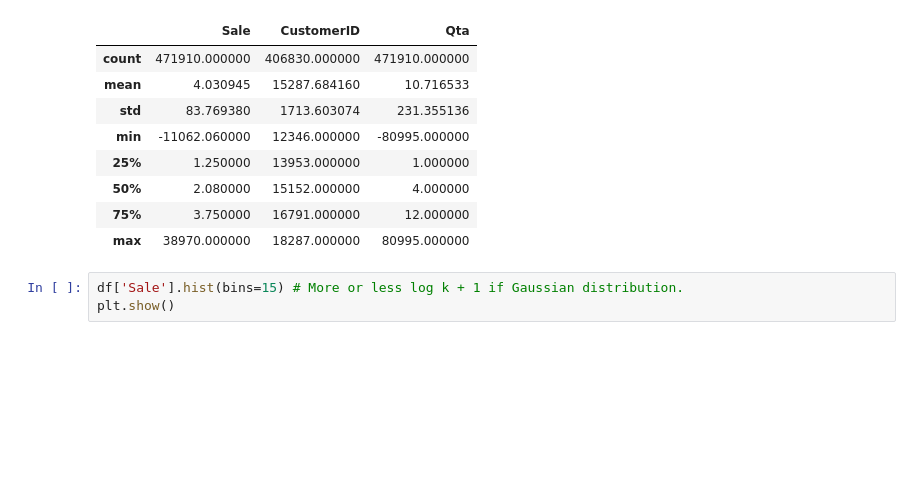
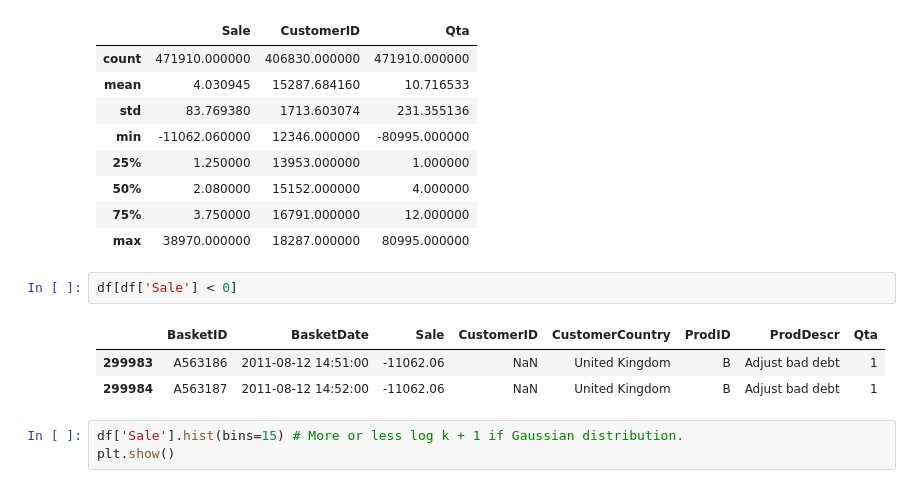
Before and after one commit to michelezoncheddu/data-mining-project, a Jupyter notebook: customers.ipynb, the cells around one changed output. Drawn from its saved outputs; the diff is of its cells as text; blank space fills up the shorter version.

Commit message:
Check negative sales data

```diff
--- a/customers.ipynb
+++ b/customers.ipynb
@@ -106,6 +94,12 @@ df.describe()
 | 50% | 2.080000 | 15152.000000 | 4.000000 |
 | 75% | 3.750000 | 16791.000000 | 12.000000 |
 | max | 38970.000000 | 18287.000000 | 80995.000000 |
+# %%
+df[df['Sale'] < 0]
+# %% [output]
+|  | BasketID | BasketDate | Sale | CustomerID | CustomerCountry | ProdID | ProdDescr | Qta |
+| 299983 | A563186 | 2011-08-12 14:51:00 | -11062.06 | NaN | United Kingdom | B | Adjust bad debt | 1 |
+| 299984 | A563187 | 2011-08-12 14:52:00 | -11062.06 | NaN | United Kingdom | B | Adjust bad debt | 1 |
 # %%
 df['Sale'].hist(bins=15) # More or less log k + 1 if Gaussian distribution.
 plt.show()
```
Also changed, not shown: parts of 2 cells of this notebook.
